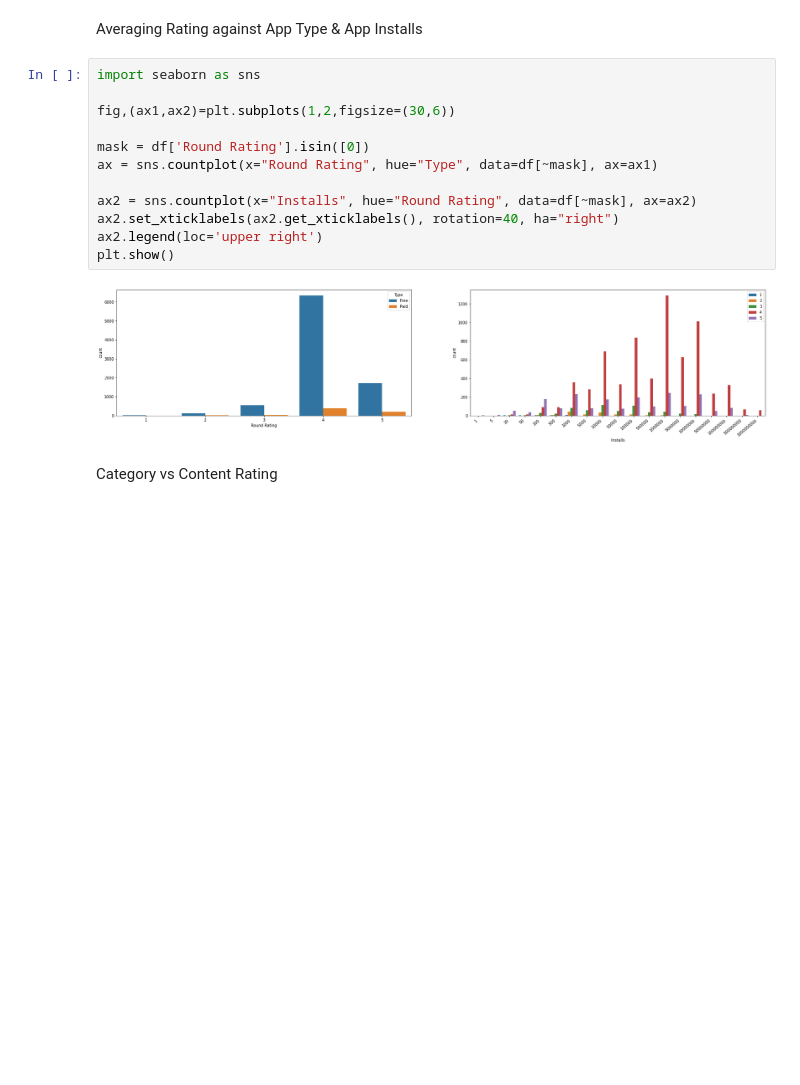
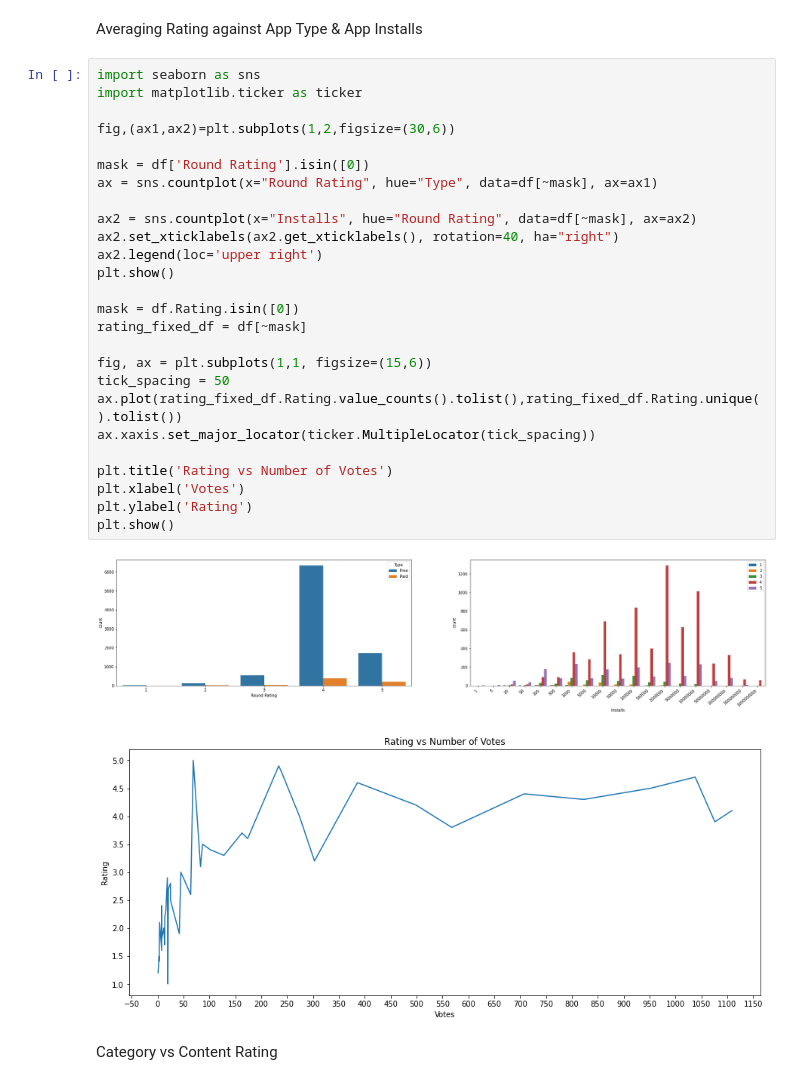
Before and after one commit to ayushxx7/pandas-course-project, a Jupyter notebook: zerotopandas_course_project.ipynb, the cells around one changed output. Saved outputs shown, nothing was run; the diff lists cells and outputs as text; blank space fills up the shorter version.

```diff
--- a/zerotopandas_course_project.ipynb
+++ b/zerotopandas_course_project.ipynb
@@ -357,18 +381,33 @@ plt.show()
 Averaging Rating against App Type & App Installs
 # %%
 import seaborn as sns
+import matplotlib.ticker as ticker
 
 fig,(ax1,ax2)=plt.subplots(1,2,figsize=(30,6))
 
 mask = df['Round Rating'].isin([0])
 ax = sns.countplot(x="Round Rating", hue="Type", data=df[~mask], ax=ax1)
 
 ax2 = sns.countplot(x="Installs", hue="Round Rating", data=df[~mask], ax=ax2)
 ax2.set_xticklabels(ax2.get_xticklabels(), rotation=40, ha="right")
 ax2.legend(loc='upper right')
 plt.show()
+
+mask = df.Rating.isin([0])
+rating_fixed_df = df[~mask]
+
+fig, ax = plt.subplots(1,1, figsize=(15,6))
+tick_spacing = 50
+ax.plot(rating_fixed_df.Rating.value_counts().tolist(),rating_fixed_df.Rating.unique().tolist())
+ax.xaxis.set_major_locator(ticker.MultipleLocator(tick_spacing))
+
+plt.title('Rating vs Number of Votes')
+plt.xlabel('Votes')
+plt.ylabel('Rating')
+plt.show()
 # %% [output]
 [figure]
+[figure, added]
 # %% [markdown]
 Category vs Content Rating
 # %%
```
Also changed, not shown: parts of 7 cells of this notebook.
